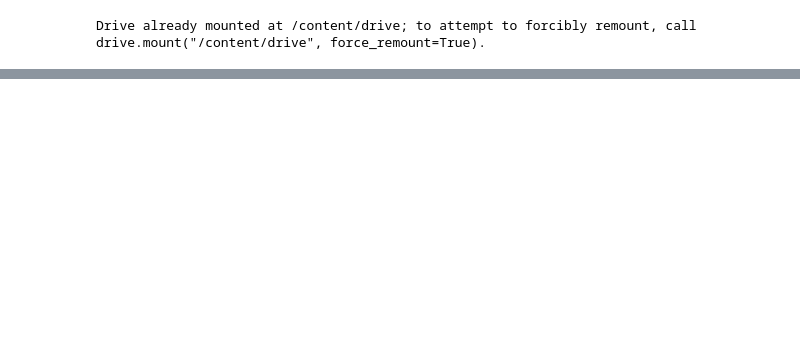
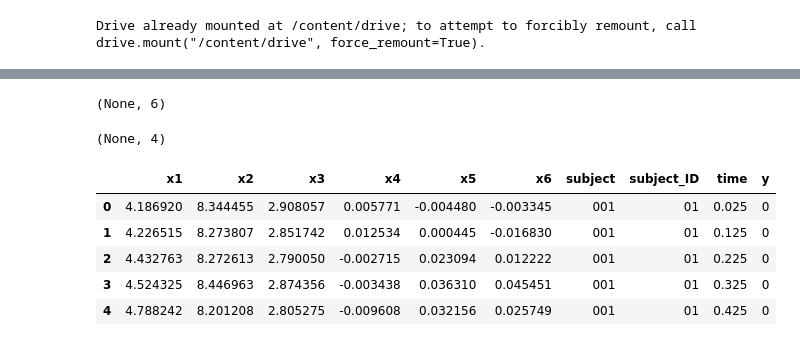
Before and after one commit to KrishnaMurali177/Deep-Learning-Terrain-Identifiaction, a Jupyter notebook: Terrain_Identification.ipynb, the cells around one changed output, grey strips where cells are left out. Cells and saved outputs as stored; diff of their text form; code cells hidden in the pictures; blank space fills up the shorter version.

```diff
--- a/Terrain_Identification.ipynb
+++ b/Terrain_Identification.ipynb
@@ -71,0 +69,2 @@ y.groupby('y').nunique()
+# %%
+y['time'] = [x+0.005 for x in y['time']]
@@ -71,0 +80,2 @@ y.groupby('y').nunique()
+# %%
+train_df = pd.merge(x,y, on=['time','subject', 'subject_ID'])
@@ -71,0 +193,17 @@ y.groupby('y').nunique()
+# %%
+model.input_shape
+# %% [output]
+(None, 6)
+# %%
+model.output_shape
+# %% [output]
+(None, 4)
+# %%
+train_df.head()
+# %% [output]
+|  | x1 | x2 | x3 | x4 | x5 | x6 | subject | subject_ID | time | y |
+| 0 | 4.186920 | 8.344455 | 2.908057 | 0.005771 | -0.004480 | -0.003345 | 001 | 01 | 0.025 | 0 |
+| 1 | 4.226515 | 8.273807 | 2.851742 | 0.012534 | 0.000445 | -0.016830 | 001 | 01 | 0.125 | 0 |
+| 2 | 4.432763 | 8.272613 | 2.790050 | -0.002715 | 0.023094 | 0.012222 | 001 | 01 | 0.225 | 0 |
+| 3 | 4.524325 | 8.446963 | 2.874356 | -0.003438 | 0.036310 | 0.045451 | 001 | 01 | 0.325 | 0 |
+| 4 | 4.788242 | 8.201208 | 2.805275 | -0.009608 | 0.032156 | 0.025749 | 001 | 01 | 0.425 | 0 |
```
Also changed, not shown: parts of 25 cells of this notebook.
